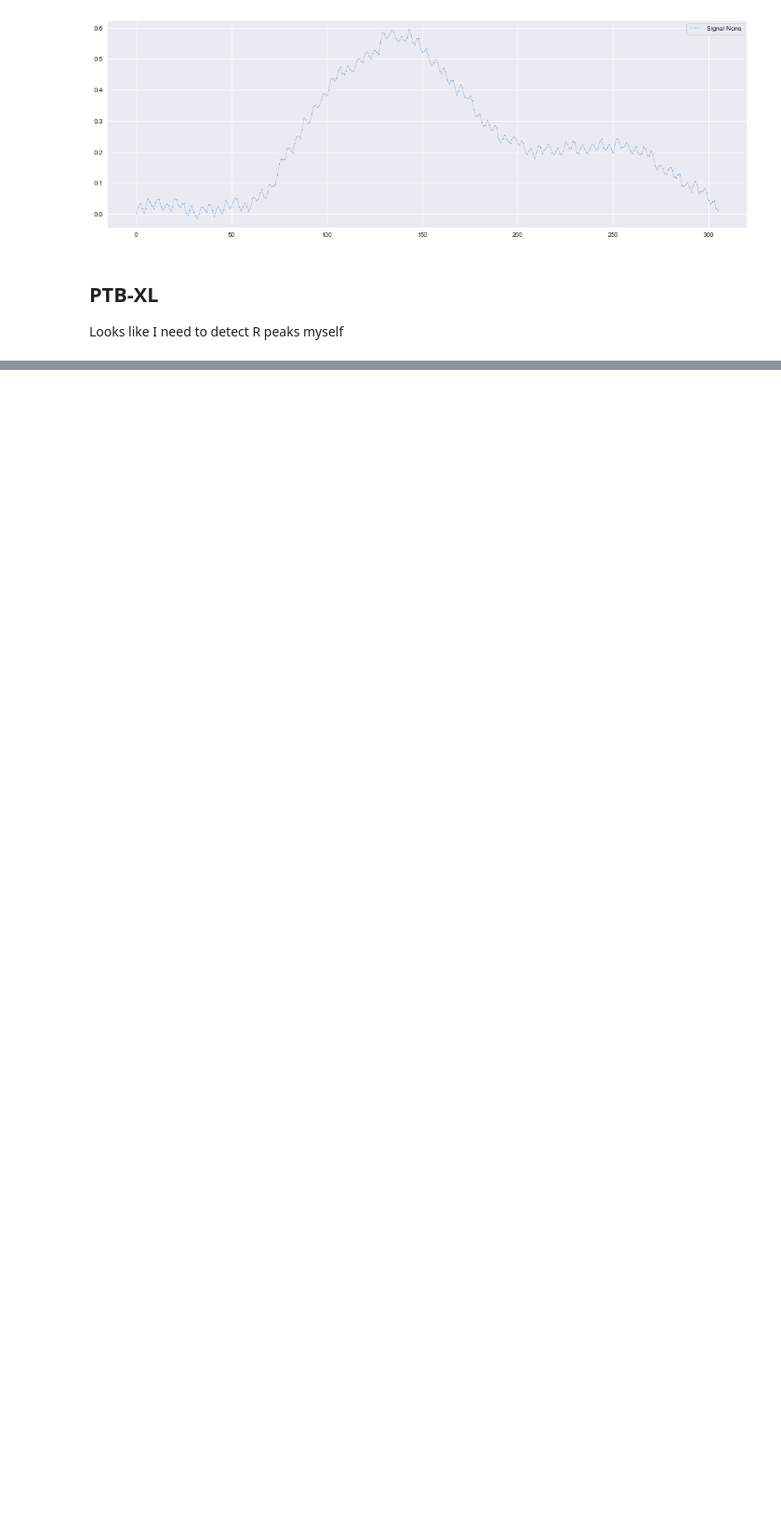
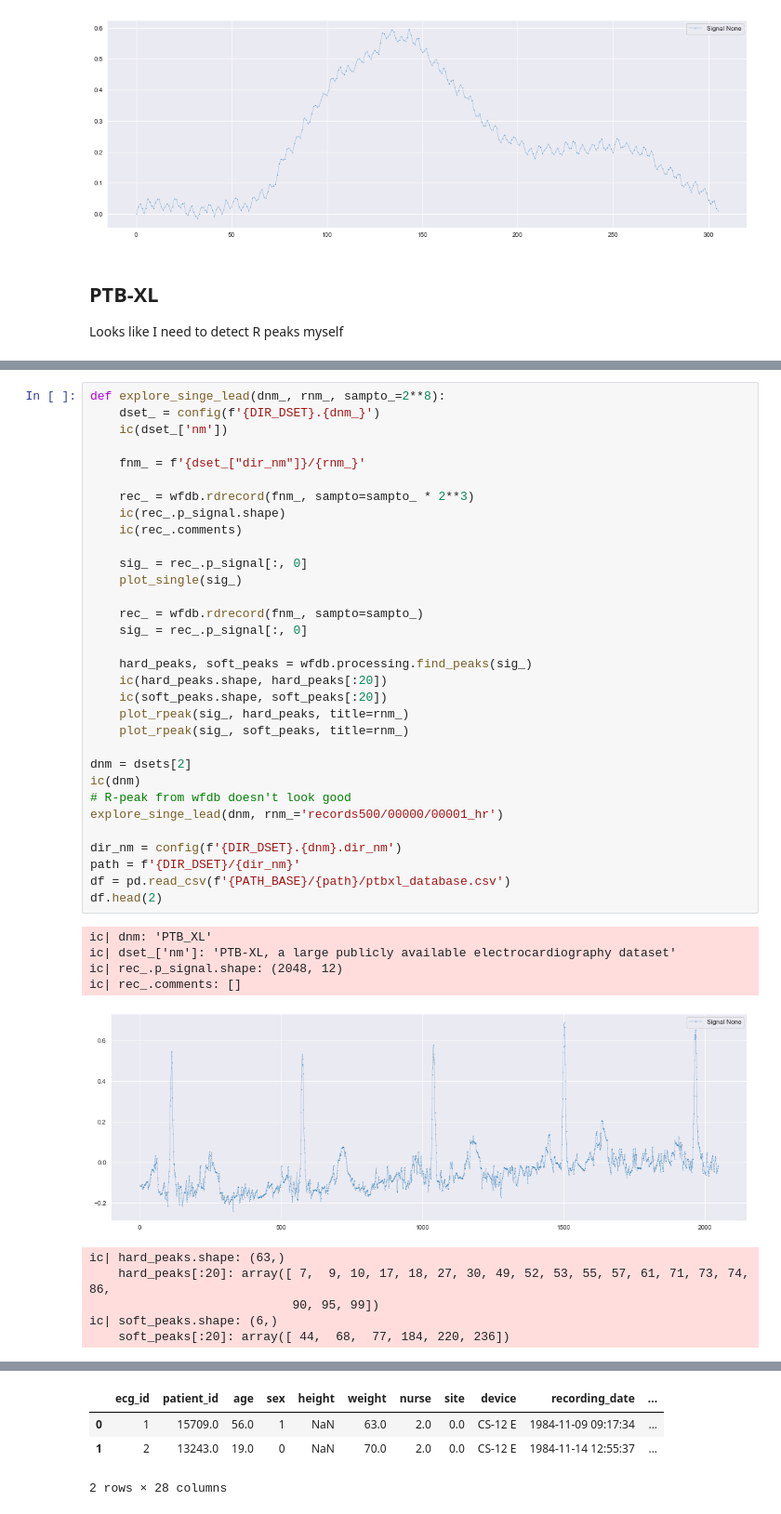
Before and after one commit to StefanHeng/ECG-Representation-Learning, a Jupyter notebook: Data_Processing/explore_dataset.ipynb, the cells around one changed output, grey strips where cells are left out. Shown at 93% size. Drawn from its saved outputs; the diff is of its cells as text; blank space fills up the shorter version.

Commit message:
New: PTB-diagnostics explore & label export

```diff
--- a/Data_Processing/explore_dataset.ipynb
+++ b/Data_Processing/explore_dataset.ipynb
@@ -184,0 +152,43 @@ ic| soft_peaks.shape: (53,)
+# %%
+def explore_singe_lead(dnm_, rnm_, sampto_=2**8):
+    dset_ = config(f'{DIR_DSET}.{dnm_}')
+    ic(dset_['nm'])
+
+    fnm_ = f'{dset_["dir_nm"]}/{rnm_}'
+
+    rec_ = wfdb.rdrecord(fnm_, sampto=sampto_ * 2**3)
+    ic(rec_.p_signal.shape)
+    ic(rec_.comments)
+
+    sig_ = rec_.p_signal[:, 0]
+    plot_single(sig_)
+
+    rec_ = wfdb.rdrecord(fnm_, sampto=sampto_)
+    sig_ = rec_.p_signal[:, 0]
+
+    hard_peaks, soft_peaks = wfdb.processing.find_peaks(sig_)
+    ic(hard_peaks.shape, hard_peaks[:20])
+    ic(soft_peaks.shape, soft_peaks[:20])
+    plot_rpeak(sig_, hard_peaks, title=rnm_)
+    plot_rpeak(sig_, soft_peaks, title=rnm_)
+
+dnm = dsets[2]
+ic(dnm)
+# R-peak from wfdb doesn't look good
+explore_singe_lead(dnm, rnm_='records500/00000/00001_hr')
+
+dir_nm = config(f'{DIR_DSET}.{dnm}.dir_nm')
+path = f'{DIR_DSET}/{dir_nm}'
+df = pd.read_csv(f'{PATH_BASE}/{path}/ptbxl_database.csv')
+df.head(2)
+# %% [output]
+ic| dnm: 'PTB_XL'
+ic| dset_['nm']: 'PTB-XL, a large publicly available electrocardiography dataset'
+ic| rec_.p_signal.shape: (2048, 12)
+ic| rec_.comments: []
+[figure, added]
+ic| hard_peaks.shape: (63,)
+    hard_peaks[:20]: array([ 7,  9, 10, 17, 18, 27, 30, 49, 52, 53, 55, 57, 61, 71, 73, 74, 86,
+                            90, 95, 99])
+ic| soft_peaks.shape: (6,)
+    soft_peaks[:20]: array([ 44,  68,  77, 184, 220, 236])
@@ -184,0 +197,4 @@ ic| soft_peaks.shape: (53,)
+|  | ecg_id | patient_id | age | sex | height | weight | nurse | site | device | recording_date | ... |
+| 0 | 1 | 15709.0 | 56.0 | 1 | NaN | 63.0 | 2.0 | 0.0 | CS-12 E | 1984-11-09 09:17:34 | ... |
+| 1 | 2 | 13243.0 | 19.0 | 0 | NaN | 70.0 | 2.0 | 0.0 | CS-12 E | 1984-11-14 12:55:37 | ... |
+2 rows × 28 columns
```
Also changed, not shown: parts of 5 cells of this notebook, 3 other files.
